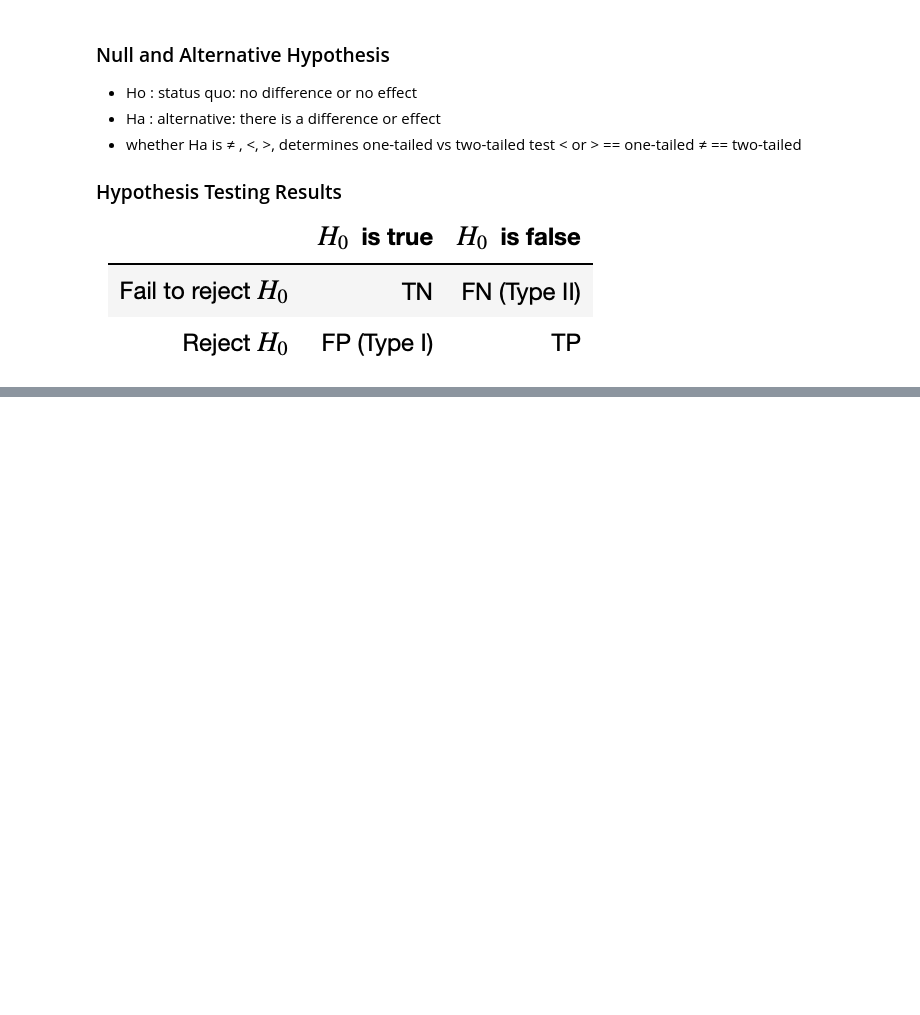
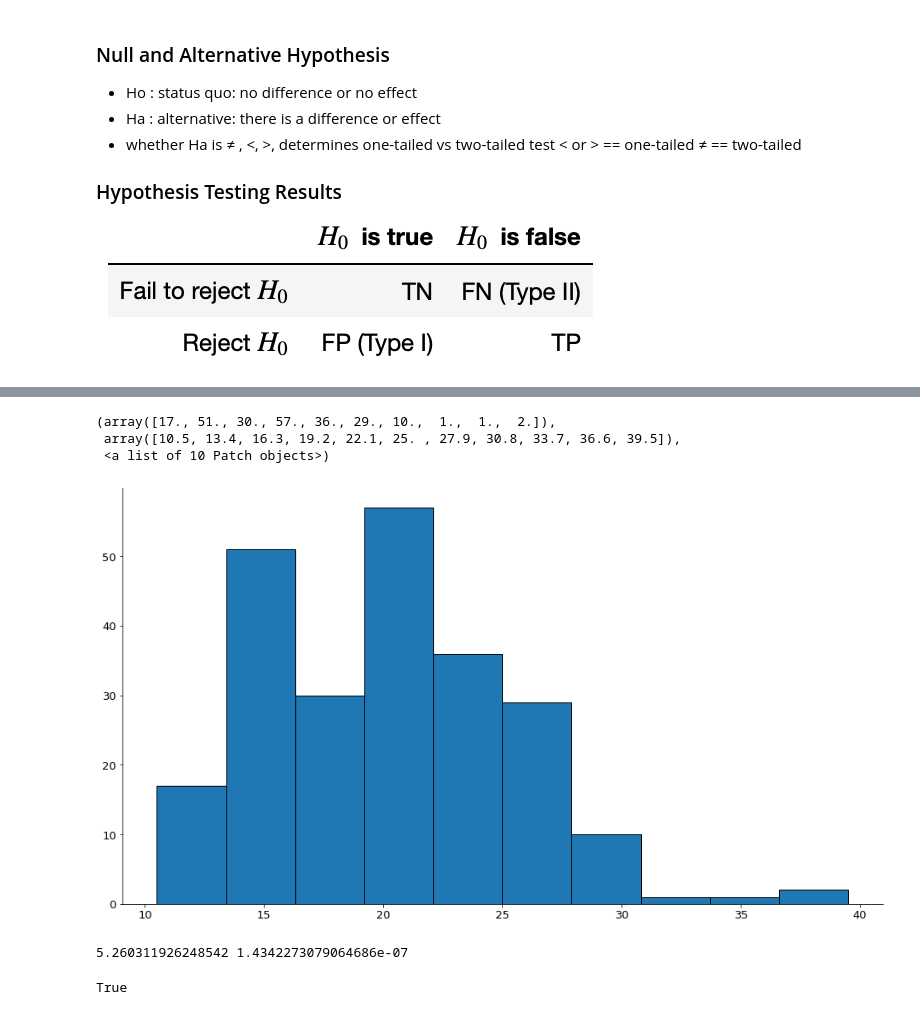
Before and after one commit to george887/statistics-exercises, a Jupyter notebook: hypothesis_testing.ipynb, the cells around one changed output, grey strips where cells are left out. Drawn from its saved outputs; the diff is of its cells as text; code cells hidden in the pictures; blank space fills up the shorter version.

```diff
--- a/hypothesis_testing.ipynb
+++ b/hypothesis_testing.ipynb
@@ -186,0 +379,19 @@ For each of the following scenarios: refine the question, generate a null and al
+# %%
+plt.hist(avg_mpg)
+# %% [output]
+(array([17., 51., 30., 57., 36., 29., 10.,  1.,  1.,  2.]),
+ array([10.5, 13.4, 16.3, 19.2, 22.1, 25. , 27.9, 30.8, 33.7, 36.6, 39.5]),
+ <a list of 10 Patch objects>)
+[figure, added]
+# %%
+# P/2 due to question asking if compact cars get better mpg than the average car
+t, p = stats.ttest_ind(compact, avg_mpg)
+print(t, p/2)
+# %% [output]
+5.260311926248542 1.4342273079064686e-07
+# %%
+# Reject the null hyp Ho due to p being less than alpha. There is a significant difference between mpg of
+# of compact cars and all
+p < alpha
+# %% [output]
+True
```
Also changed, not shown: parts of 37 cells of this notebook, 1 other file.
